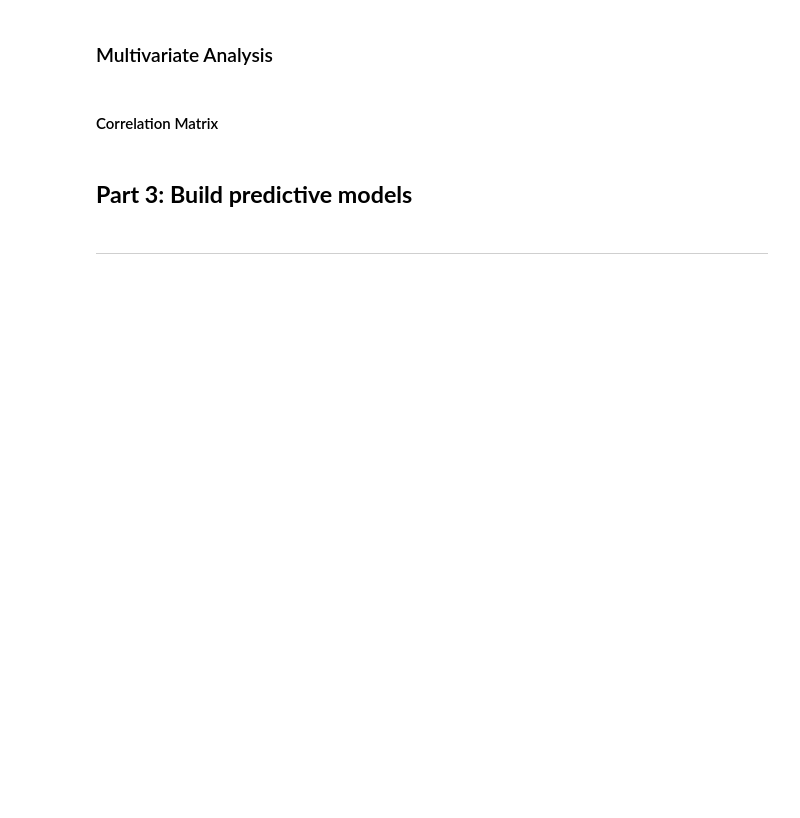
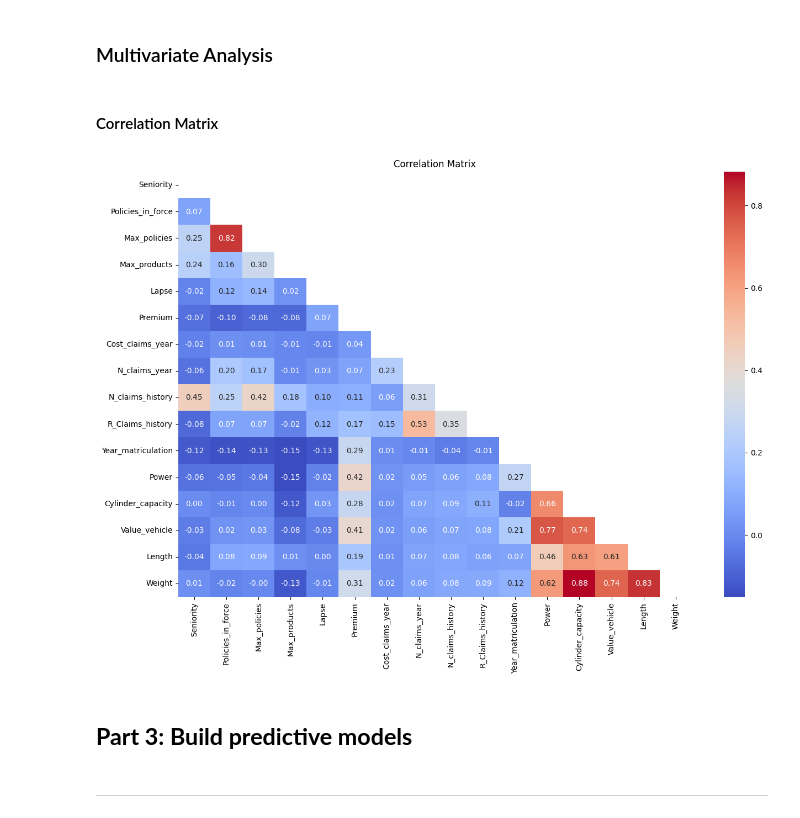
Before and after one commit to Khanh-Lu/Capstone2-Motor-Insurance-AI, a Jupyter notebook: Models Developing/Car_Premium_AutoPricing_Part3.ipynb, the cells around one changed output. Saved outputs shown, nothing was run; the diff lists cells and outputs as text; code cells hidden in the pictures; blank space fills up the shorter version.

```diff
--- a/Models Developing/Car_Premium_AutoPricing_Part3.ipynb
+++ b/Models Developing/Car_Premium_AutoPricing_Part3.ipynb
@@ -240,17 +242,19 @@ plt.show()
 # %% [markdown]
 #### Correlation Matrix
 # %%
-# # Compute correlation matrix
-# corr_matrix = df[numeric_cols].corr()
+# Compute correlation matrix
+corr_matrix = df[numeric_cols].corr()
 
-# # Generate a mask for the upper triangle
-# mask = np.triu(np.ones_like(corr_matrix, dtype=bool))
+# Generate a mask for the upper triangle
+mask = np.triu(np.ones_like(corr_matrix, dtype=bool))
 
-# # Plot heatmap with upper triangle only
-# plt.figure(figsize=(15,10))
-# sns.heatmap(corr_matrix, mask=mask, annot=True, fmt=".2f", cmap='coolwarm', cbar=True)
-# plt.title('Correlation Matrix')
-# plt.show()
+# Plot heatmap with upper triangle only
+plt.figure(figsize=(15,10))
+sns.heatmap(corr_matrix, mask=mask, annot=True, fmt=".2f", cmap='coolwarm', cbar=True)
+plt.title('Correlation Matrix')
+plt.show()
+# %% [output]
+[figure, added]
 # %% [markdown]
 ## **Part 3: Build predictive models**
 # %% [markdown]
```
Also changed, not shown: parts of 96 cells of this notebook.
